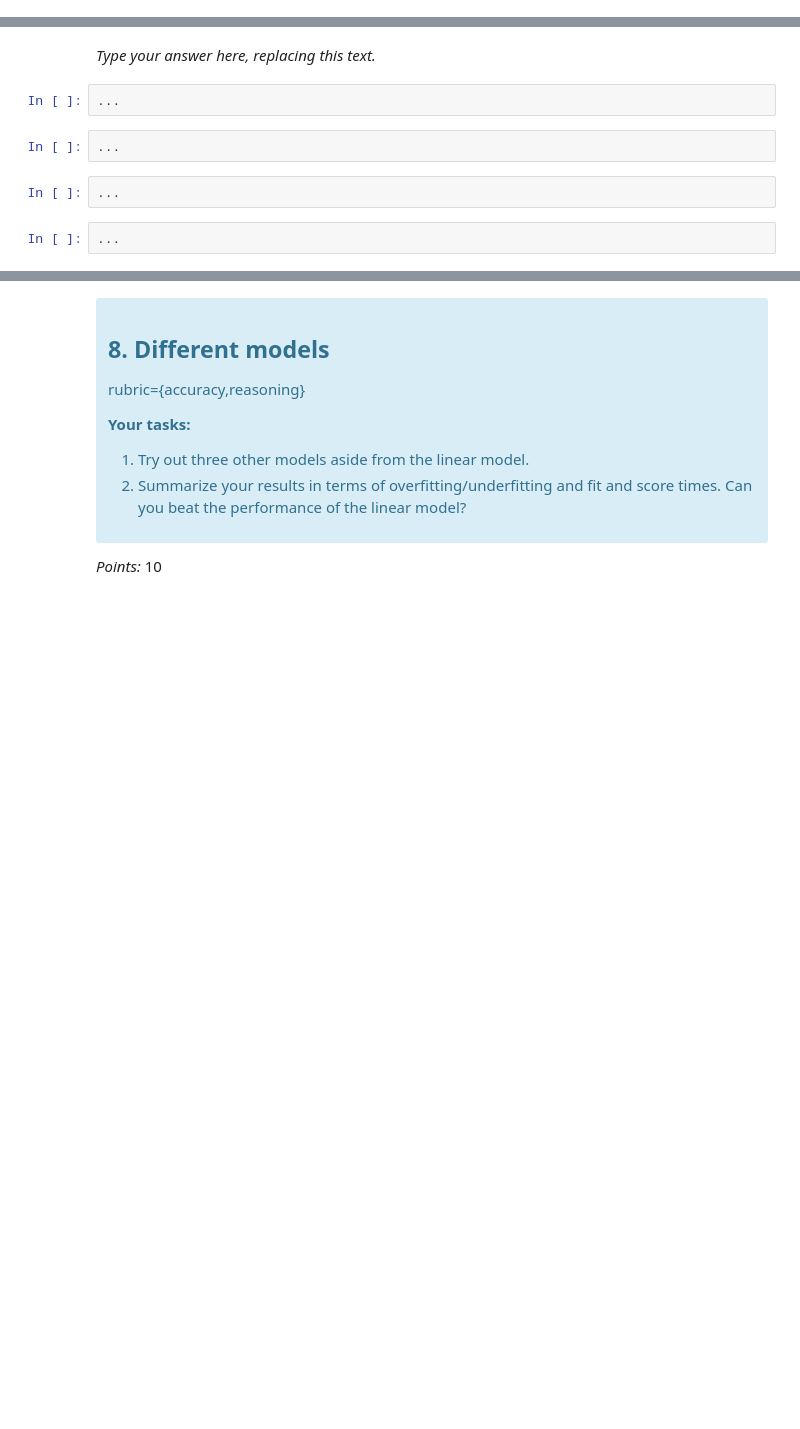
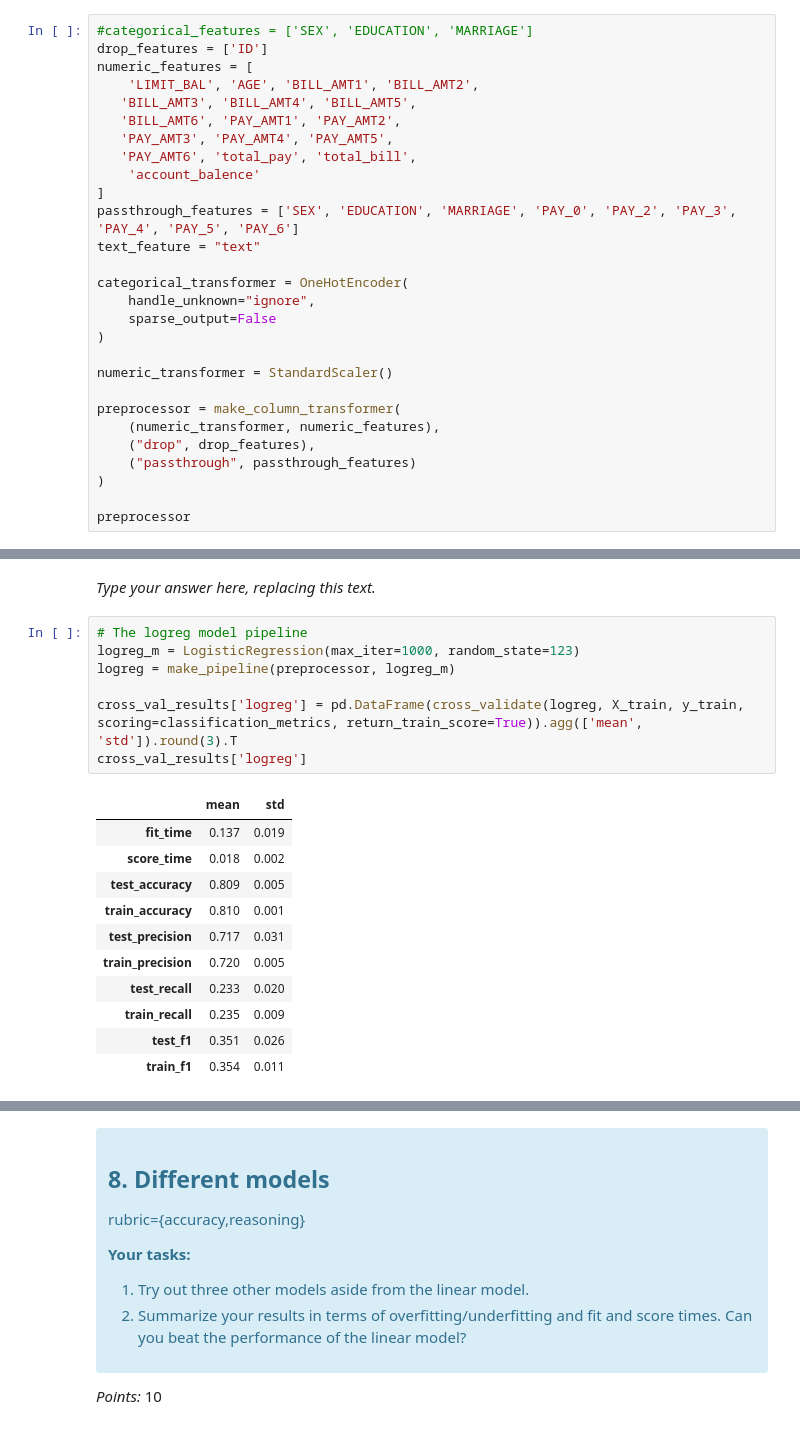
Before and after one commit to joeywwwu/573-lab4, a Jupyter notebook: lab4.ipynb, the cells around one changed output, grey strips where cells are left out. Saved outputs shown, nothing was run; the diff lists cells and outputs as text; blank space fills up the shorter version.

```diff
--- a/lab4.ipynb
+++ b/lab4.ipynb
@@ -277,0 +315,28 @@ _Points:_ 4
+# %%
+#categorical_features = ['SEX', 'EDUCATION', 'MARRIAGE']
+drop_features = ['ID']
+numeric_features = [
+    'LIMIT_BAL', 'AGE', 'BILL_AMT1', 'BILL_AMT2',
+   'BILL_AMT3', 'BILL_AMT4', 'BILL_AMT5',
+   'BILL_AMT6', 'PAY_AMT1', 'PAY_AMT2',
+   'PAY_AMT3', 'PAY_AMT4', 'PAY_AMT5',
+   'PAY_AMT6', 'total_pay', 'total_bill',
+    'account_balence'
+]
+passthrough_features = ['SEX', 'EDUCATION', 'MARRIAGE', 'PAY_0', 'PAY_2', 'PAY_3', 'PAY_4', 'PAY_5', 'PAY_6']
+text_feature = "text"
+
+categorical_transformer = OneHotEncoder(
+    handle_unknown="ignore",
+    sparse_output=False
+)
+
+numeric_transformer = StandardScaler()
+
+preprocessor = make_column_transformer(
+    (numeric_transformer, numeric_features),
+    ("drop", drop_features),
+    ("passthrough", passthrough_features)
+)
+
+preprocessor
@@ -315,11 +422,22 @@ rubric={accuracy,reasoning}
 _Points:_ 8
 # %% [markdown]
 _Type your answer here, replacing this text._
-# %%
-...
-# %%
-...
-# %%
-...
-# %%
-...
+# %%
+# The logreg model pipeline
+logreg_m = LogisticRegression(max_iter=1000, random_state=123)
+logreg = make_pipeline(preprocessor, logreg_m)
+
+cross_val_results['logreg'] = pd.DataFrame(cross_validate(logreg, X_train, y_train, scoring=classification_metrics, return_train_score=True)).agg(['mean', 'std']).round(3).T
+cross_val_results['logreg']
+# %% [output]
+|  | mean | std |
+| fit_time | 0.137 | 0.019 |
+| score_time | 0.018 | 0.002 |
+| test_accuracy | 0.809 | 0.005 |
+| train_accuracy | 0.810 | 0.001 |
+| test_precision | 0.717 | 0.031 |
+| train_precision | 0.720 | 0.005 |
+| test_recall | 0.233 | 0.020 |
+| train_recall | 0.235 | 0.009 |
+| test_f1 | 0.351 | 0.026 |
+| train_f1 | 0.354 | 0.011 |
```
Also changed, not shown: parts of 23 cells of this notebook.
